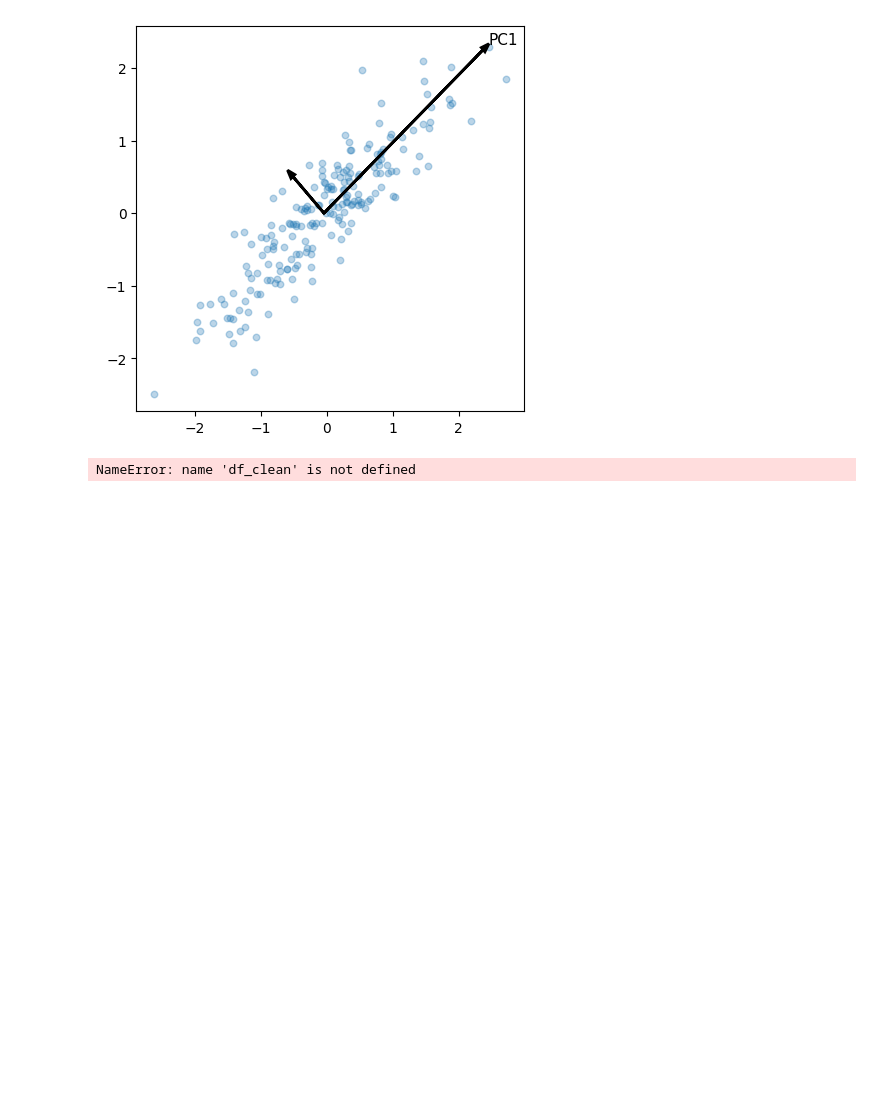
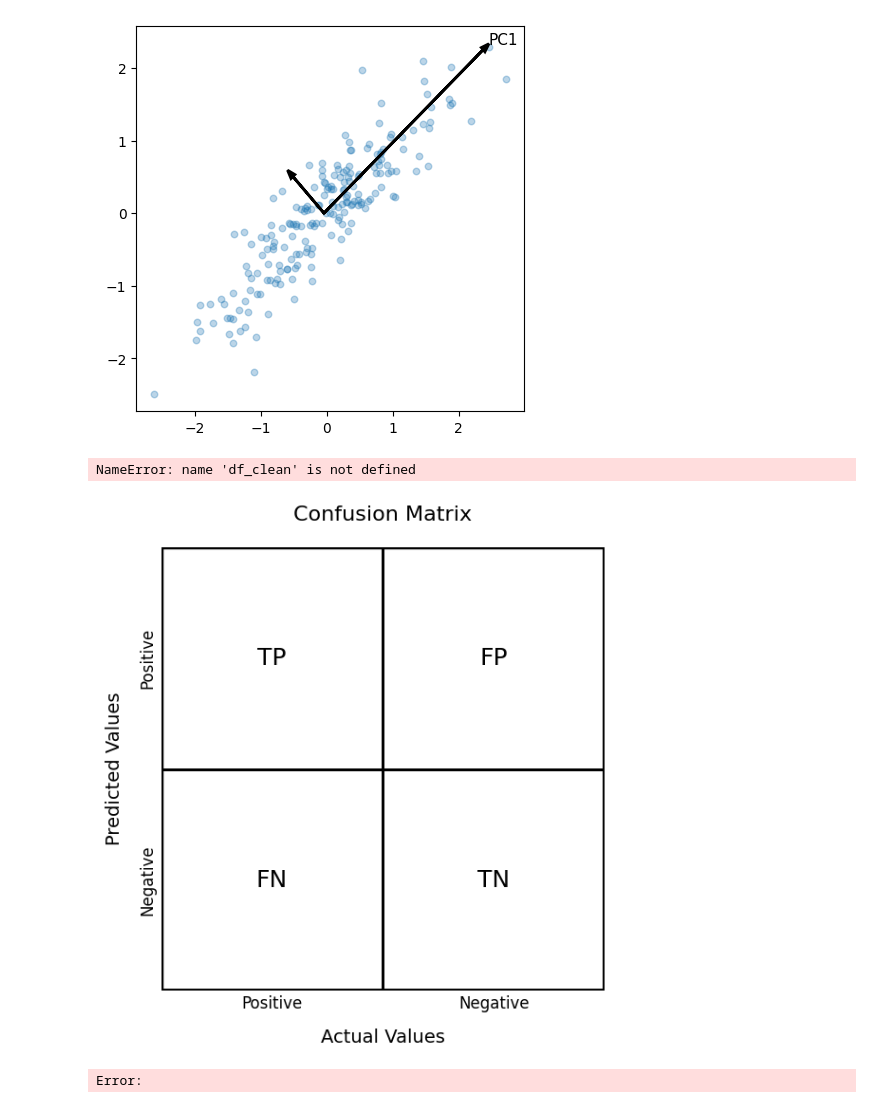
Before and after one commit to arttusokka/Predicting-ATP-matches-outcome, a Jupyter notebook: data_cleaning_preprocessing/graphs.ipynb, the cells around one changed output. Drawn from its saved outputs; the diff is of its cells as text; code cells hidden in the pictures; blank space fills up the shorter version.

```diff
--- a/data_cleaning_preprocessing/graphs.ipynb
+++ b/data_cleaning_preprocessing/graphs.ipynb
@@ -464,3 +464,57 @@ NameError: name 'v2' is not defined
 # %%
 # %% [output]
 NameError: name 'df_clean' is not defined
+# %%
+import matplotlib.pyplot as plt
+from matplotlib.patches import Rectangle
+
+fig, ax = plt.subplots(figsize=(6, 6))
+
+# Draw 2x2 grid
+for i in range(2):
+    for j in range(2):
+        rect = Rectangle((j, 1 - i), 1, 1, fill=False, edgecolor="black", linewidth=2)
+        ax.add_patch(rect)
+
+# Strengthen outer borders
+ax.plot([0, 2], [2, 2], color="black", linewidth=2.5)  # top
+ax.plot([0, 2], [0, 0], color="black", linewidth=2.5)  # bottom
+ax.plot([0, 0], [0, 2], color="black", linewidth=2.5)  # left
+ax.plot([2, 2], [0, 2], color="black", linewidth=2.5)  # right
+
+# Cell labels
+ax.text(0.5, 1.5, "TP", ha="center", va="center", fontsize=18)
+ax.text(1.5, 1.5, "FP", ha="center", va="center", fontsize=18)
+ax.text(0.5, 0.5, "FN", ha="center", va="center", fontsize=18)
+ax.text(1.5, 0.5, "TN", ha="center", va="center", fontsize=18)
+
+# Axis labels
+ax.set_xlabel("Actual Values", fontsize=14, labelpad=12)
+ax.set_ylabel("Predicted Values", fontsize=14, labelpad=12)
+
+# Tick labels
+ax.set_xticks([0.5, 1.5])
+ax.set_xticklabels(["Positive", "Negative"], fontsize=12)
+
+ax.set_yticks([1.5, 0.5])
+ax.set_yticklabels(["Positive", "Negative"], fontsize=12, rotation=90, va="center")
+outer = Rectangle((0, 0), 2, 2, fill=False, edgecolor="black", linewidth=2.8, zorder=10)
+ax.add_patch(outer)
+# Title
+ax.set_title("Confusion Matrix", fontsize=16, pad=20)
+
+# Style
+ax.set_xlim(0, 2)
+ax.set_ylim(0, 2)
+ax.set_aspect("equal")
+
+for spine in ax.spines.values():
+    spine.set_visible(False)
+
+ax.tick_params(length=0)
+
+plt.tight_layout()
+plt.show()
+# %% [output]
+[figure, added]
+Error:
```
Also changed, not shown: 9 other files.
